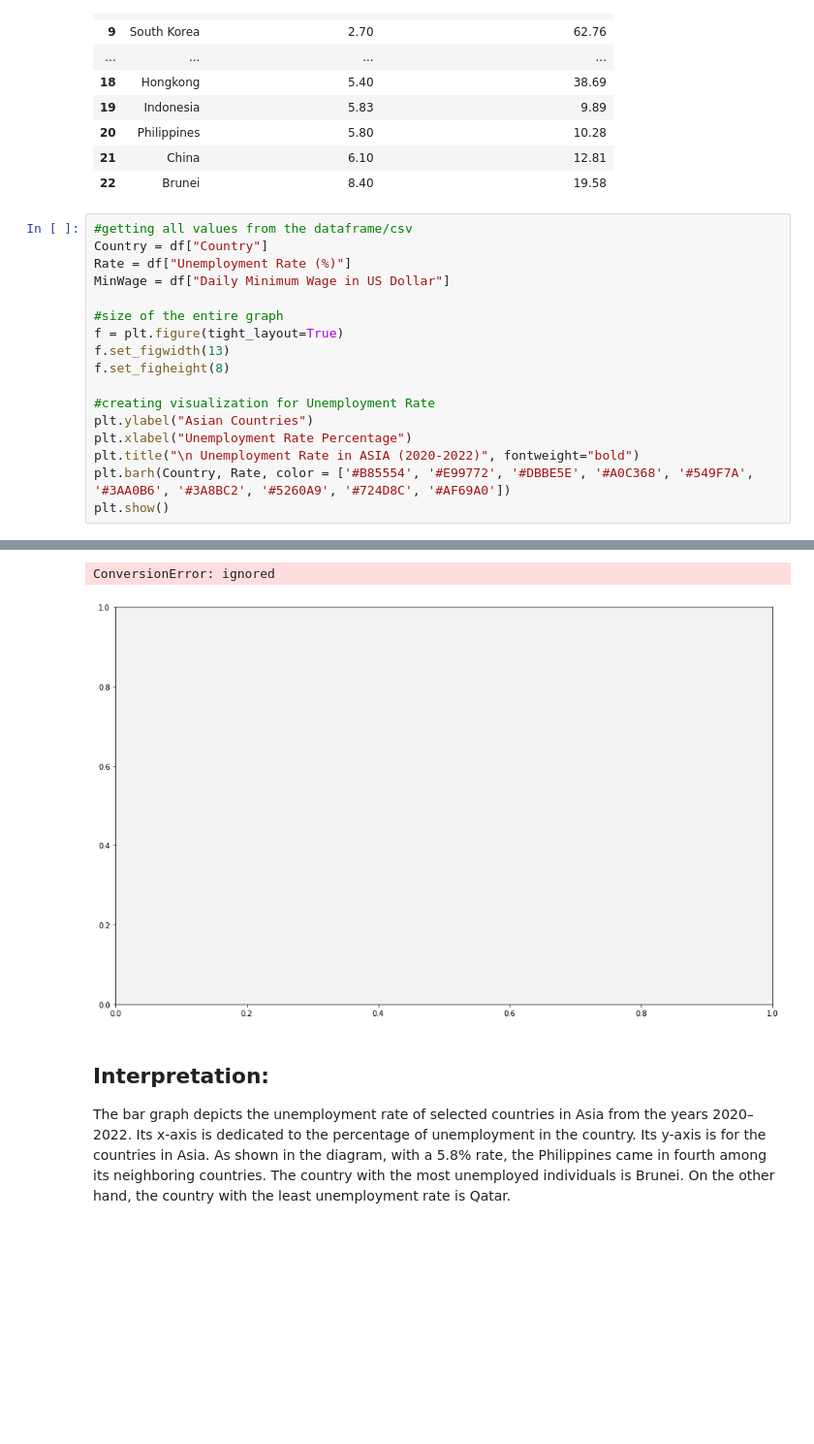
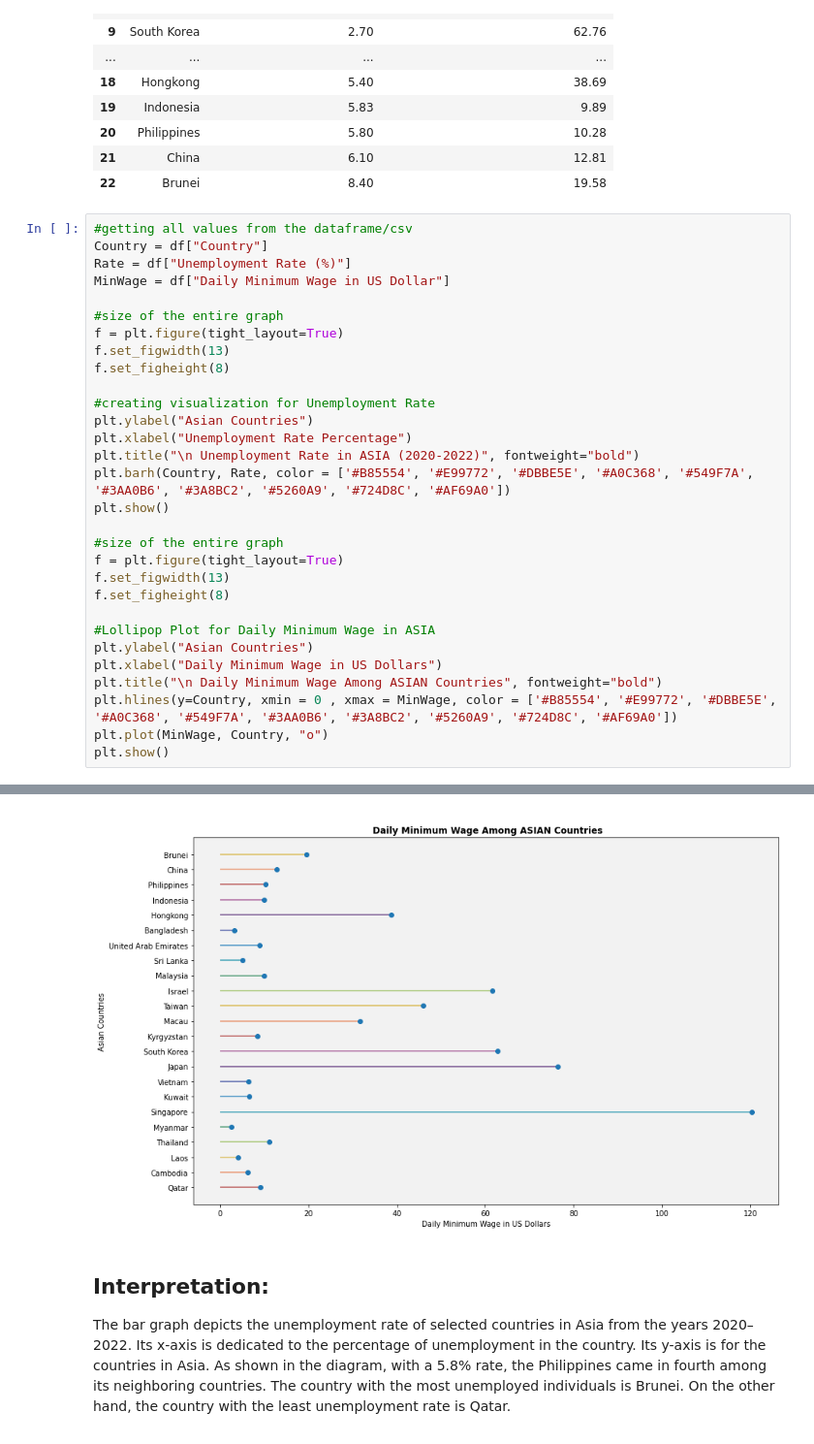
Before and after one commit to kryzlerahne/IT3205_FilipinoDataAlliance, a Jupyter notebook: Codes/The_Future_Pay_Visualizations.ipynb, the cells around one changed output, grey strips where cells are left out. Shown at 97% size. Saved outputs shown, nothing was run; the diff lists cells and outputs as text; blank space fills up the shorter version.

```diff
--- a/Codes/The_Future_Pay_Visualizations.ipynb
+++ b/Codes/The_Future_Pay_Visualizations.ipynb
@@ -174,24 +174,36 @@ display(df.iloc[0:])
 # %%
 #getting all values from the dataframe/csv
 Country = df["Country"]
 Rate = df["Unemployment Rate (%)"]
 MinWage = df["Daily Minimum Wage in US Dollar"]
 
 #size of the entire graph
 f = plt.figure(tight_layout=True)
 f.set_figwidth(13)
 f.set_figheight(8)
 
 #creating visualization for Unemployment Rate
 plt.ylabel("Asian Countries")
 plt.xlabel("Unemployment Rate Percentage")
 plt.title("\n Unemployment Rate in ASIA (2020-2022)", fontweight="bold")
 plt.barh(Country, Rate, color = ['#B85554', '#E99772', '#DBBE5E', '#A0C368', '#549F7A', '#3AA0B6', '#3A8BC2', '#5260A9', '#724D8C', '#AF69A0'])
 plt.show()
+
+#size of the entire graph
+f = plt.figure(tight_layout=True)
+f.set_figwidth(13)
+f.set_figheight(8)
+
+#Lollipop Plot for Daily Minimum Wage in ASIA
+plt.ylabel("Asian Countries")
+plt.xlabel("Daily Minimum Wage in US Dollars")
+plt.title("\n Daily Minimum Wage Among ASIAN Countries", fontweight="bold")
+plt.hlines(y=Country, xmin = 0 , xmax = MinWage, color = ['#B85554', '#E99772', '#DBBE5E', '#A0C368', '#549F7A', '#3AA0B6', '#3A8BC2', '#5260A9', '#724D8C', '#AF69A0'])
+plt.plot(MinWage, Country, "o")
+plt.show()
 # %% [output]
 [figure]
-ConversionError: ignored
-[figure, old version]
+[figure, new version]
 # %% [markdown]
 ## Interpretation:
 The bar graph depicts the unemployment rate of selected countries in Asia from the years 2020–2022. Its x-axis is dedicated to the percentage of unemployment in the country. Its y-axis is for the countries in Asia. As shown in the diagram, with a 5.8% rate, the Philippines came in fourth among its neighboring countries. The country with the most unemployed individuals is Brunei. On the other hand, the country with the least unemployment rate is Qatar.
```
Also changed, not shown: parts of 1 cell of this notebook.
